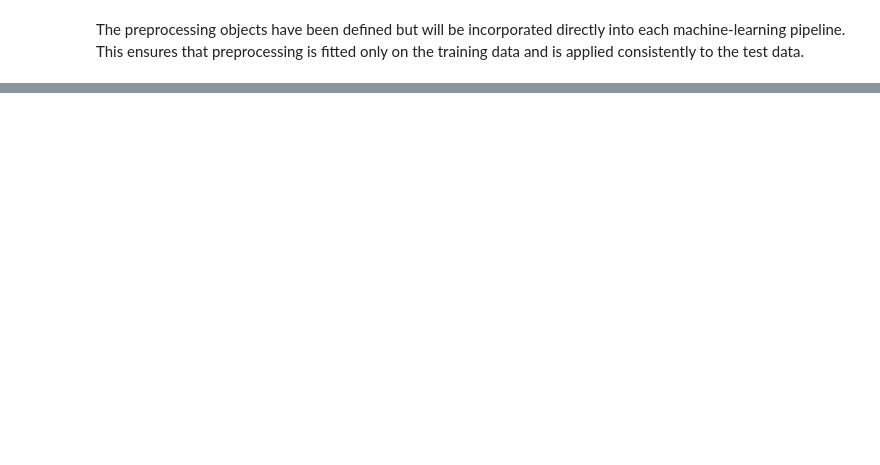
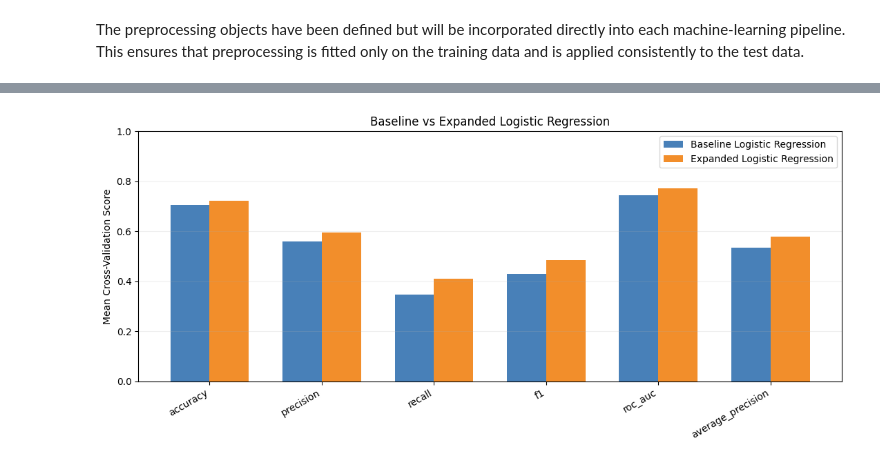
Before and after one commit to Winglessdeman/UMBC-DATA606-Capstone, a Jupyter notebook: notebooks/nhanes_modeling.ipynb, the cells around one changed output, grey strips where cells are left out. Saved outputs shown, nothing was run; the diff lists cells and outputs as text; code cells hidden in the pictures; blank space fills up the shorter version.

```diff
--- a/notebooks/nhanes_modeling.ipynb
+++ b/notebooks/nhanes_modeling.ipynb
@@ -1210,0 +1103,16 @@ Overall, the expanded predictor set improved accuracy, precision, recall, F1-sco
+# %%
+
+# Compare Logistic Regression CV performance
+
+cv_comparison = baseline_cv_summary.merge(
+    expanded_cv_summary,
+    on="Metric",
+    suffixes=("_Baseline", "_Expanded")
+)
+
+cv_comparison["Mean_Improvement"] = (
+    cv_comparison["Mean_Expanded"]
+    - cv_comparison["Mean_Baseline"]
+)
+
+display(cv_comparison.round(3))
@@ -1210,0 +1127,45 @@ Overall, the expanded predictor set improved accuracy, precision, recall, F1-sco
+# %%
+import matplotlib.pyplot as plt
+import numpy as np
+
+metrics = cv_comparison["Metric"]
+baseline_scores = cv_comparison["Mean_Baseline"]
+expanded_scores = cv_comparison["Mean_Expanded"]
+
+x = np.arange(len(metrics))
+width = 0.35
+
+plt.figure(figsize=(11, 5))
+
+plt.bar(
+    x - width / 2,
+    baseline_scores,
+    width,
+    label="Baseline Logistic Regression",
+    color="#4880b8"
+)
+
+plt.bar(
+    x + width / 2,
+    expanded_scores,
+    width,
+    label="Expanded Logistic Regression",
+    color="#f28e2b"
+)
+
+plt.xticks(
+    x,
+    metrics,
+    rotation=30,
+    ha="right"
+)
+
+plt.ylabel("Mean Cross-Validation Score")
+plt.title("Baseline vs Expanded Logistic Regression")
+plt.ylim(0, 1)
+plt.legend()
+plt.grid(axis="y", alpha=0.2)
+plt.tight_layout()
+plt.show()
+# %% [output]
+[figure, added]
```
Also changed, not shown: parts of 158 cells of this notebook.
